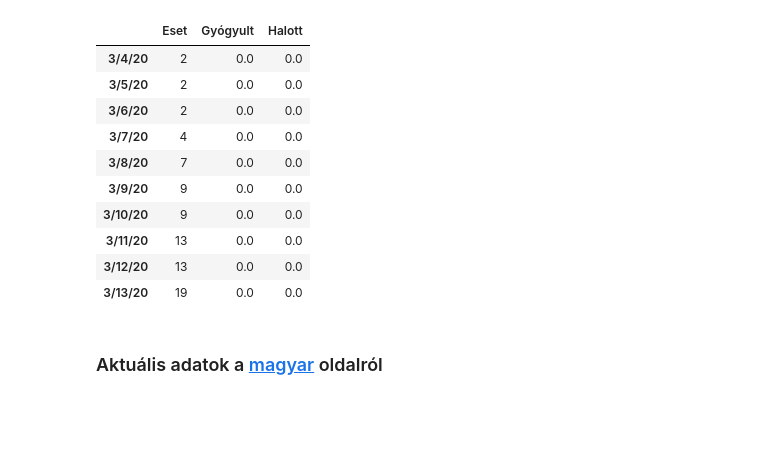
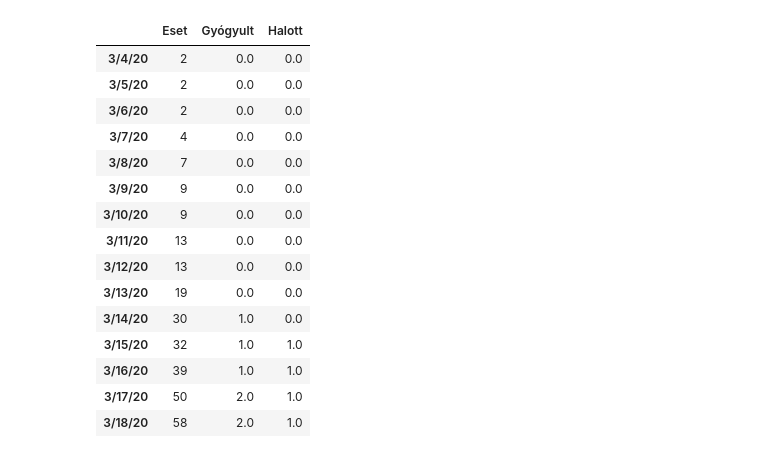
Before and after one commit to mollac/CoVid-19, a Jupyter notebook: hun_covid.ipynb, the cells around one changed output. Drawn from its saved outputs; the diff is of its cells as text; code cells hidden in the pictures; blank space fills up the shorter version.

```diff
--- a/hun_covid.ipynb
+++ b/hun_covid.ipynb
@@ -14,4 +13,9 @@ FILE_R = "time_series_19-covid-Recovered.csv"
 # %%
+DATA_URL = "https://raw.githubusercontent.com/CSSEGISandData/COVID-19/master/csse_covid_19_data/csse_covid_19_time_series/"
+FILE_C = "time_series_19-covid-Confirmed.csv"
+FILE_D = "time_series_19-covid-Deaths.csv"
+FILE_R = "time_series_19-covid-Recovered.csv"
+
 def load_data(the_file):
     data = pd.read_csv(the_file)
     lowercase = lambda x: str(x).lower()
@@ -19,10 +23,7 @@ def load_data(the_file):
     data.rename(columns={'long': 'lon', 'country/region':'country', 'province/state':'state'}, inplace=True)
     data.fillna(0, inplace=True)
     data = data[data['country'] == 'Hungary']
-    data = data.set_index('country', drop=True)
     data = data.iloc[:,4:].T
     data = data[(data.T != 0).any()]
+    data.rename(columns={70: 'Eset'}, inplace=True)
     return data
-df_d = load_data(DATA_URL + FILE_D)
-df_r = load_data(DATA_URL + FILE_R)
-df_c = load_data(DATA_URL + FILE_C)
@@ -29,22 +53,26 @@ df_c = load_data(DATA_URL + FILE_C)
 # %%
 df = pd.DataFrame()
-df['Eset'] = df_c['Hungary']
-df['Gyógyult'] = df_r['Hungary']
-df['Halott'] = df_d['Hungary']
+
+df['Eset'] = df_c['Eset']
+df['Gyógyult'] = df_r['Eset']
+df['Halott'] = df_d['Eset']
 df.fillna(0, axis=0, inplace= True)
 df
 # %% [output]
 |  | Eset | Gyógyult | Halott |
 | 3/4/20 | 2 | 0.0 | 0.0 |
 | 3/5/20 | 2 | 0.0 | 0.0 |
 | 3/6/20 | 2 | 0.0 | 0.0 |
 | 3/7/20 | 4 | 0.0 | 0.0 |
 | 3/8/20 | 7 | 0.0 | 0.0 |
 | 3/9/20 | 9 | 0.0 | 0.0 |
 | 3/10/20 | 9 | 0.0 | 0.0 |
 | 3/11/20 | 13 | 0.0 | 0.0 |
 | 3/12/20 | 13 | 0.0 | 0.0 |
 | 3/13/20 | 19 | 0.0 | 0.0 |
+| 3/14/20 | 30 | 1.0 | 0.0 |
+| 3/15/20 | 32 | 1.0 | 1.0 |
+| 3/16/20 | 39 | 1.0 | 1.0 |
+| 3/17/20 | 50 | 2.0 | 1.0 |
+| 3/18/20 | 58 | 2.0 | 1.0 |
-# %% [markdown]
-### Aktuális adatok a [magyar](koronavirus.gov.hu) oldalról
 # %%
```
Also changed, not shown: parts of 9 cells of this notebook.
